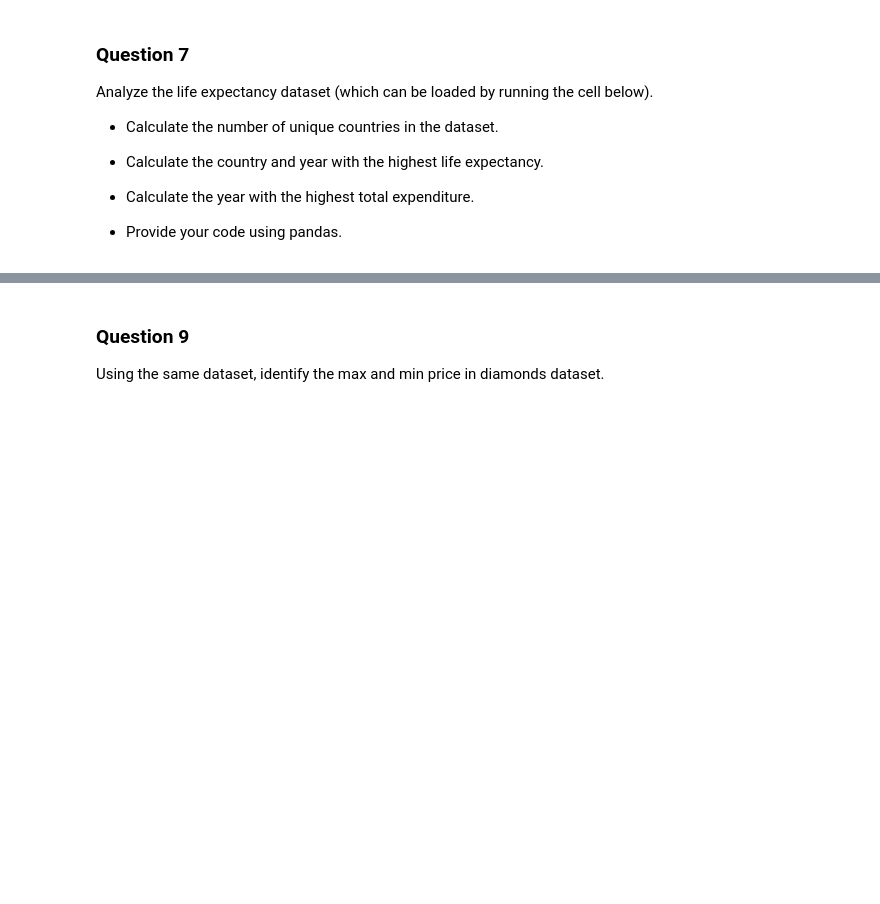
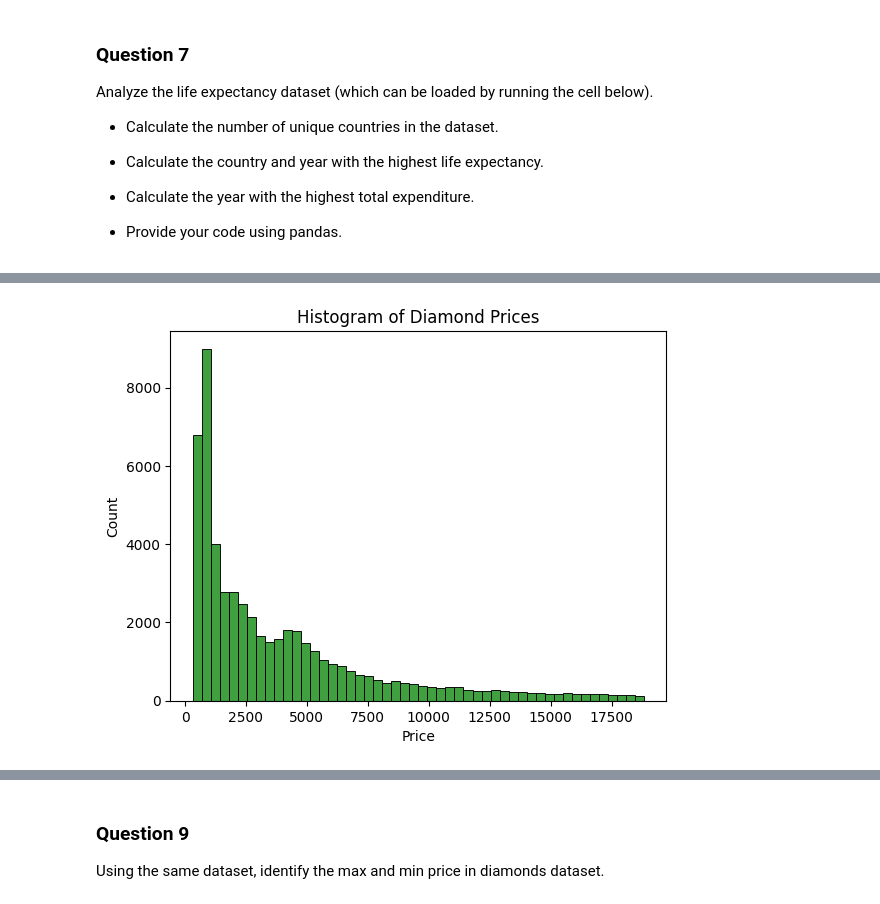
Before and after one commit to Jiaan-2003/Coursework_LIFE4138_2526, a Jupyter notebook: Coursework/Python_Coursework_Questions.ipynb, the cells around one changed output, grey strips where cells are left out. Saved outputs shown, nothing was run; the diff lists cells and outputs as text; code cells hidden in the pictures; blank space fills up the shorter version.

```diff
--- a/Coursework/Python_Coursework_Questions.ipynb
+++ b/Coursework/Python_Coursework_Questions.ipynb
@@ -223,0 +276,13 @@ diamonds = sns.load_dataset('diamonds')
+# %%
+import seaborn as sns #imports seaborn
+import matplotlib.pyplot as plt #imports matplotlib
+%matplotlib inline
+diamonds = sns.load_dataset("diamonds") #loads data
+
+sns.histplot(diamonds["price"], bins=30, color="green") #applies the required data, sizes the bars and colours them green
+plt.xlabel("Price") #labels the x axis
+plt.ylabel("Count") #labels the y axis
+plt.title("Histogram of Diamond Prices") #gives the graph a title
+plt.show() #plots the histogram
+# %% [output]
+[figure, added]
```
Also changed, not shown: parts of 12 cells of this notebook, 1 other file.
